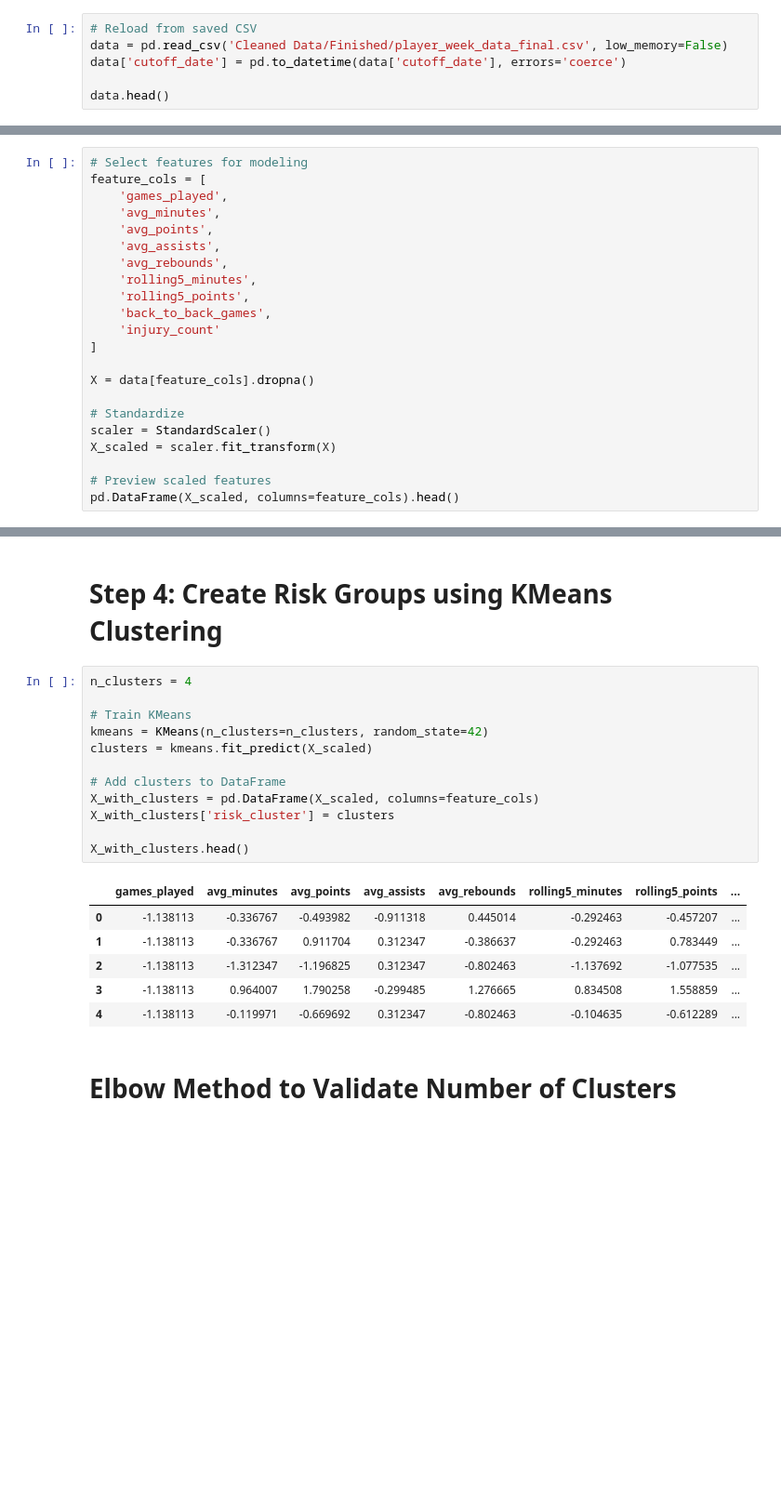
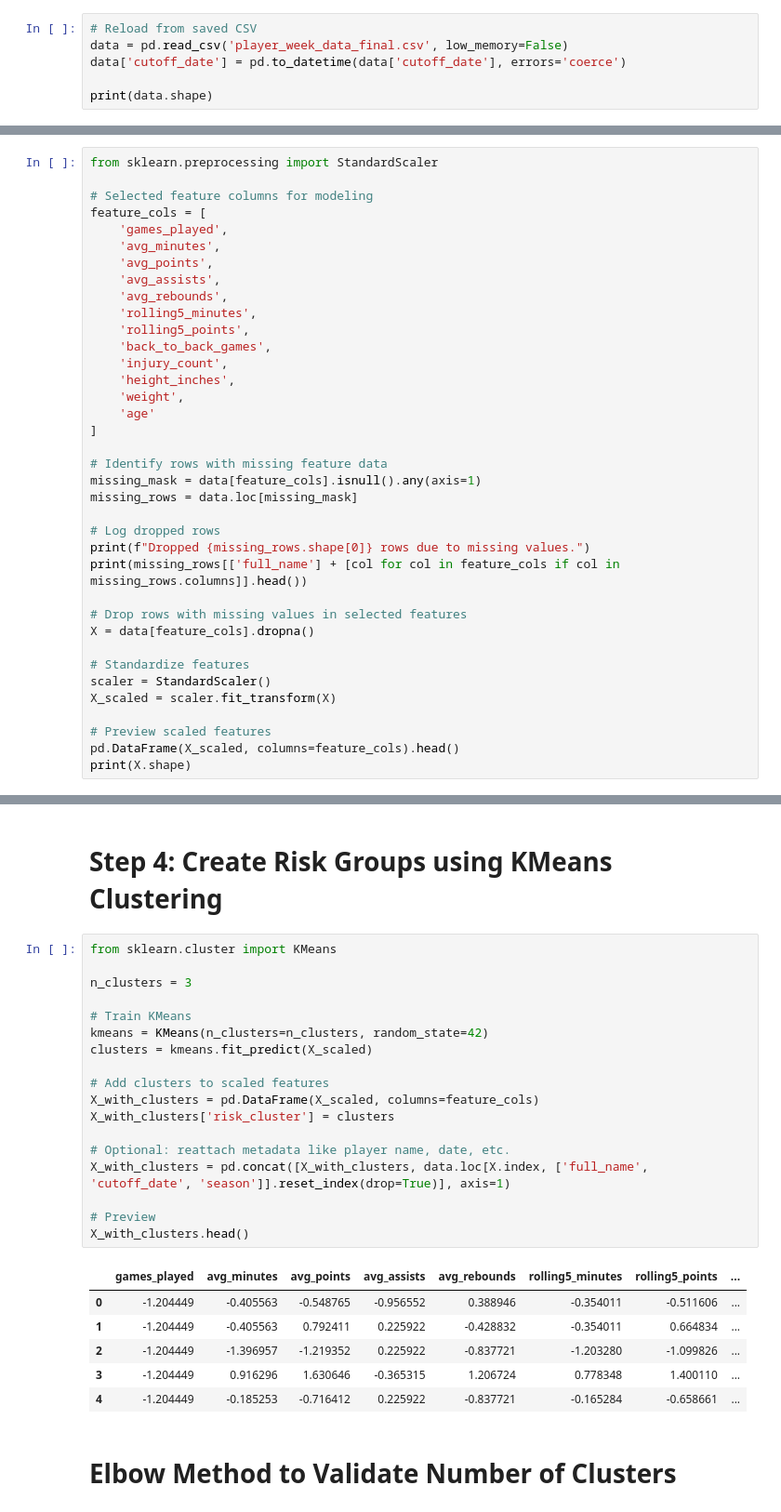
Before and after one commit to Tmandachit/MachineLearningProject, a Jupyter notebook: ModelGeneration.ipynb, the cells around one changed output, grey strips where cells are left out. Shown at 93% size. Cells and saved outputs as stored; diff of their text form; blank space fills up the shorter version.

```diff
--- a/ModelGeneration.ipynb
+++ b/ModelGeneration.ipynb
@@ -167,7 +223,7 @@ player_week_data.to_csv('Cleaned Data/Finished/player_week_data_final.csv', inde
 # %%
 # Reload from saved CSV
-data = pd.read_csv('Cleaned Data/Finished/player_week_data_final.csv', low_memory=False)
+data = pd.read_csv('player_week_data_final.csv', low_memory=False)
 data['cutoff_date'] = pd.to_datetime(data['cutoff_date'], errors='coerce')
 
-data.head()
+print(data.shape)
 # %% [output]
@@ -180,5 +231,7 @@ data.head()
 # %%
-# Select features for modeling
+from sklearn.preprocessing import StandardScaler
+
+# Selected feature columns for modeling
 feature_cols = [
     'games_played',
     'avg_minutes',
@@ -188,15 +241,28 @@ feature_cols = [
     'rolling5_minutes',
     'rolling5_points',
     'back_to_back_games',
-    'injury_count'
+    'injury_count',
+    'height_inches',
+    'weight',
+    'age'
 ]
 
+# Identify rows with missing feature data
+missing_mask = data[feature_cols].isnull().any(axis=1)
+missing_rows = data.loc[missing_mask]
+
+# Log dropped rows
+print(f"Dropped {missing_rows.shape[0]} rows due to missing values.")
+print(missing_rows[['full_name'] + [col for col in feature_cols if col in missing_rows.columns]].head())
+
+# Drop rows with missing values in selected features
 X = data[feature_cols].dropna()
 
-# Standardize
+# Standardize features
 scaler = StandardScaler()
 X_scaled = scaler.fit_transform(X)
 
 # Preview scaled features
 pd.DataFrame(X_scaled, columns=feature_cols).head()
+print(X.shape)
 # %% [output]
@@ -209,24 +286,30 @@ pd.DataFrame(X_scaled, columns=feature_cols).head()
 # %% [markdown]
 # Step 4: Create Risk Groups using KMeans Clustering
 # %%
-n_clusters = 4
+from sklearn.cluster import KMeans
+
+n_clusters = 3
 
 # Train KMeans
 kmeans = KMeans(n_clusters=n_clusters, random_state=42)
 clusters = kmeans.fit_predict(X_scaled)
 
-# Add clusters to DataFrame
+# Add clusters to scaled features
 X_with_clusters = pd.DataFrame(X_scaled, columns=feature_cols)
 X_with_clusters['risk_cluster'] = clusters
 
+# Optional: reattach metadata like player name, date, etc.
+X_with_clusters = pd.concat([X_with_clusters, data.loc[X.index, ['full_name', 'cutoff_date', 'season']].reset_index(drop=True)], axis=1)
+
+# Preview
 X_with_clusters.head()
 # %% [output]
 |  | games_played | avg_minutes | avg_points | avg_assists | avg_rebounds | rolling5_minutes | rolling5_points | ... |
-| 0 | -1.138113 | -0.336767 | -0.493982 | -0.911318 | 0.445014 | -0.292463 | -0.457207 | ... |
-| 1 | -1.138113 | -0.336767 | 0.911704 | 0.312347 | -0.386637 | -0.292463 | 0.783449 | ... |
-| 2 | -1.138113 | -1.312347 | -1.196825 | 0.312347 | -0.802463 | -1.137692 | -1.077535 | ... |
-| 3 | -1.138113 | 0.964007 | 1.790258 | -0.299485 | 1.276665 | 0.834508 | 1.558859 | ... |
-| 4 | -1.138113 | -0.119971 | -0.669692 | 0.312347 | -0.802463 | -0.104635 | -0.612289 | ... |
+| 0 | -1.204449 | -0.405563 | -0.548765 | -0.956552 | 0.388946 | -0.354011 | -0.511606 | ... |
+| 1 | -1.204449 | -0.405563 | 0.792411 | 0.225922 | -0.428832 | -0.354011 | 0.664834 | ... |
+| 2 | -1.204449 | -1.396957 | -1.219352 | 0.225922 | -0.837721 | -1.203280 | -1.099826 | ... |
+| 3 | -1.204449 | 0.916296 | 1.630646 | -0.365315 | 1.206724 | 0.778348 | 1.400110 | ... |
+| 4 | -1.204449 | -0.185253 | -0.716412 | 0.225922 | -0.837721 | -0.165284 | -0.658661 | ... |
 # %% [markdown]
 # Elbow Method to Validate Number of Clusters
 # %%
```
Also changed, not shown: parts of 12 cells of this notebook, 29 other files.
